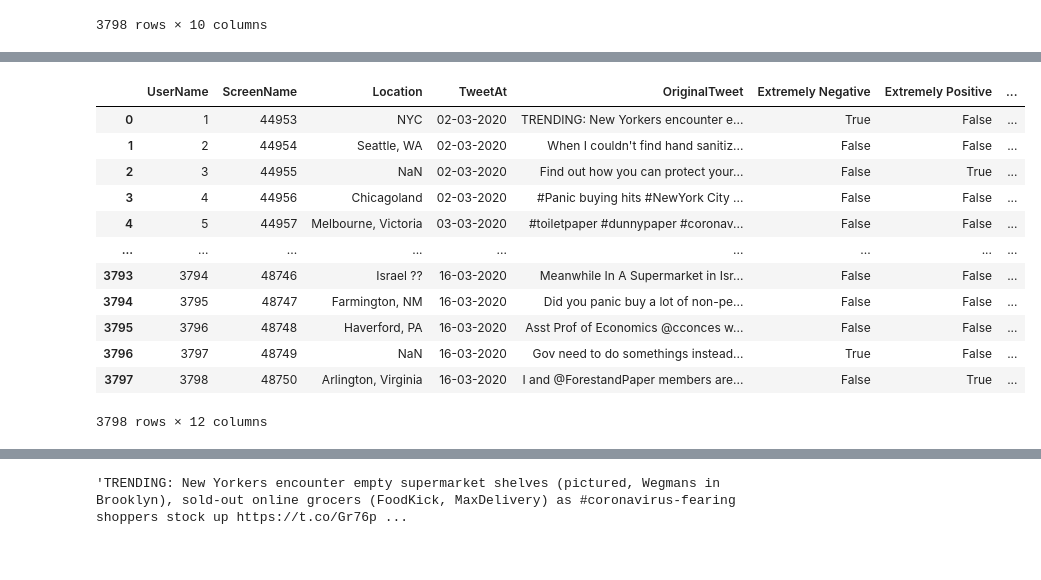
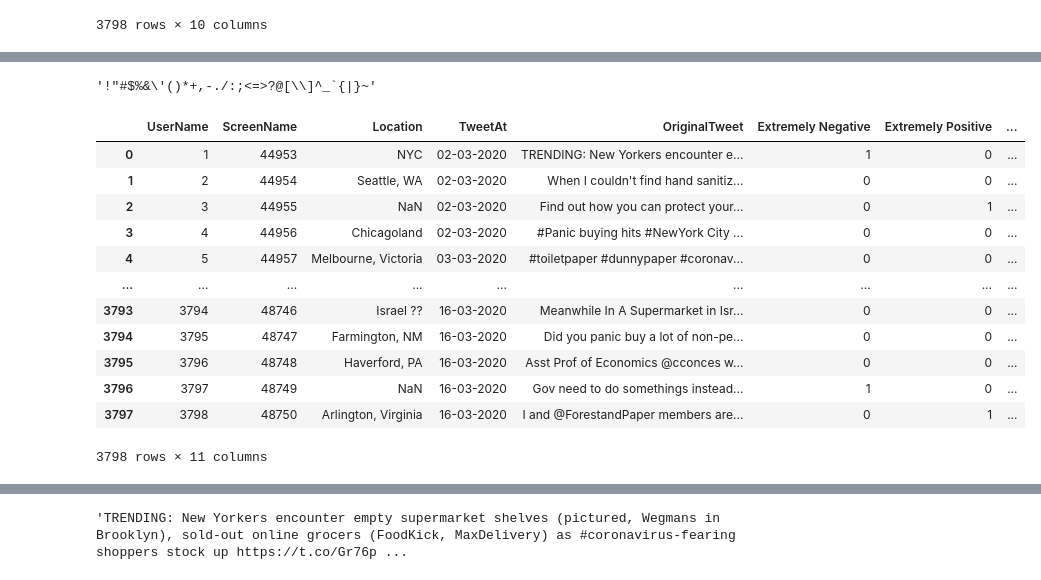
Before and after one commit to IlyasaNandaRahmadianto/Lintasarta, a Jupyter notebook: Project1-MembuatModelNLPdenganTensorFlow/project1coba2.ipynb, the cells around one changed output, grey strips where cells are left out. Cells and saved outputs as stored; diff of their text form; code cells hidden in the pictures.

```diff
--- a/Project1-MembuatModelNLPdenganTensorFlow/project1.ipynb
+++ b/Project1-MembuatModelNLPdenganTensorFlow/project1coba2.ipynb
@@ -1,18 +0,0 @@
-# %%
-from warnings import filterwarnings
-import matplotlib.pyplot as plt
-import numpy as np
-import pandas as pd
-from PIL import Image
-from nltk.corpus import stopwords
-from nltk.sentiment import SentimentIntensityAnalyzer
-from sklearn.ensemble import RandomForestClassifier
-from sklearn.linear_model import LogisticRegression
-from sklearn.model_selection import cross_val_score, GridSearchCV, cross_validate
-from sklearn.preprocessing import LabelEncoder
-from textblob import Word, TextBlob
-from wordcloud import WordCloud
-filterwarnings('ignore')
-pd.set_option('display.max_columns', None)
-pd.set_option('display.width', 200)
-pd.set_option('display.float_format', lambda x: '%.2f' % x)
@@ -19,7 +5,7 @@ pd.set_option('display.float_format', lambda x: '%.2f' % x)
 # %%
-df_test = pd.read_csv("C:/Users/ASUS/Downloads/TUGASKU/Dicoding/Lintasarta/Project1-MembuatModelNLPdenganTensorFlow/Corona_NLP_test.csv")
-df_test.head()
-df_test
+df = pd.read_csv("C:/Users/ASUS/Downloads/TUGASKU/Dicoding/Lintasarta/Project1-MembuatModelNLPdenganTensorFlow/Corona_NLP.csv")
+df.head()
+df
 # %% [output]
 |  | UserName | ScreenName | Location | TweetAt | OriginalTweet | Sentiment |
 | 0 | 1 | 44953 | NYC | 02-03-2020 | TRENDING: New Yorkers encounter e... | Extremely Negative |
@@ -58,8 +90,8 @@ sns.countplot(df_test['Sentiment'])
 <Axes: xlabel='count', ylabel='Sentiment'>
 [figure]
 # %%
-category = pd.get_dummies(df_test.Sentiment)
-df_new = pd.concat([df_test, category], axis = 1)
+category = pd.get_dummies(df.Sentiment)
+df_new = pd.concat([df, category], axis = 1)
 df_new = df_new.drop(columns = 'Sentiment')
 
 df_new
@@ -77,3 +109,7 @@ df_new
 | 3796 | 3797 | 48749 | NaN | 16-03-2020 | Gov need to do somethings instead... | True | False | ... |
 | 3797 | 3798 | 48750 | Arlington, Virginia | 16-03-2020 | I and @ForestandPaper members are... | False | True | ... |
 3798 rows × 10 columns
+# %%
+df_new = df_new.replace({True: 1, False: 0})
+
+df_new
@@ -80,3 +130,7 @@ df_new
+# %%
+string.punctuation
+# %% [output]
+'!"#$%&\'()*+,-./:;<=>?@[\\]^_`{|}~'
 # %%
 def remove_Stopwords(text ):
     stop_words = set(stopwords.words('english'))
@@ -129,21 +173,20 @@ import re
 # %%
-
-df_new['new_OriginalTweet'] = df_new['OriginalTweet'].apply(clean_text)
-df_new['new_OriginalTweet'] = df_new['new_OriginalTweet'].apply(remove_Stopwords)
-df_new['new_OriginalTweet'] = df_new['new_OriginalTweet'].apply(lemmatize_text)
+df_new['new_OT'] = df_new['OriginalTweet'].apply(clean_text)
+df_new['new_OT'] = df_new['new_OT'].apply(remove_Stopwords)
+df_new['new_OT'] = df_new['new_OT'].apply(lemmatize_text)
 df_new
 # %% [output]
 |  | UserName | ScreenName | Location | TweetAt | OriginalTweet | Extremely Negative | Extremely Positive | ... |
-| 0 | 1 | 44953 | NYC | 02-03-2020 | TRENDING: New Yorkers encounter e... | True | False | ... |
-| 1 | 2 | 44954 | Seattle, WA | 02-03-2020 | When I couldn't find hand sanitiz... | False | False | ... |
-| 2 | 3 | 44955 | NaN | 02-03-2020 | Find out how you can protect your... | False | True | ... |
-| 3 | 4 | 44956 | Chicagoland | 02-03-2020 | #Panic buying hits #NewYork City ... | False | False | ... |
-| 4 | 5 | 44957 | Melbourne, Victoria | 03-03-2020 | #toiletpaper #dunnypaper #coronav... | False | False | ... |
+| 0 | 1 | 44953 | NYC | 02-03-2020 | TRENDING: New Yorkers encounter e... | 1 | 0 | ... |
+| 1 | 2 | 44954 | Seattle, WA | 02-03-2020 | When I couldn't find hand sanitiz... | 0 | 0 | ... |
+| 2 | 3 | 44955 | NaN | 02-03-2020 | Find out how you can protect your... | 0 | 1 | ... |
+| 3 | 4 | 44956 | Chicagoland | 02-03-2020 | #Panic buying hits #NewYork City ... | 0 | 0 | ... |
+| 4 | 5 | 44957 | Melbourne, Victoria | 03-03-2020 | #toiletpaper #dunnypaper #coronav... | 0 | 0 | ... |
 | ... | ... | ... | ... | ... | ... | ... | ... | ... |
-| 3793 | 3794 | 48746 | Israel ?? | 16-03-2020 | Meanwhile In A Supermarket in Isr... | False | False | ... |
-| 3794 | 3795 | 48747 | Farmington, NM | 16-03-2020 | Did you panic buy a lot of non-pe... | False | False | ... |
-| 3795 | 3796 | 48748 | Haverford, PA | 16-03-2020 | Asst Prof of Economics @cconces w... | False | False | ... |
-| 3796 | 3797 | 48749 | NaN | 16-03-2020 | Gov need to do somethings instead... | True | False | ... |
-| 3797 | 3798 | 48750 | Arlington, Virginia | 16-03-2020 | I and @ForestandPaper members are... | False | True | ... |
+| 3793 | 3794 | 48746 | Israel ?? | 16-03-2020 | Meanwhile In A Supermarket in Isr... | 0 | 0 | ... |
+| 3794 | 3795 | 48747 | Farmington, NM | 16-03-2020 | Did you panic buy a lot of non-pe... | 0 | 0 | ... |
+| 3795 | 3796 | 48748 | Haverford, PA | 16-03-2020 | Asst Prof of Economics @cconces w... | 0 | 0 | ... |
+| 3796 | 3797 | 48749 | NaN | 16-03-2020 | Gov need to do somethings instead... | 1 | 0 | ... |
+| 3797 | 3798 | 48750 | Arlington, Virginia | 16-03-2020 | I and @ForestandPaper members are... | 0 | 1 | ... |
-3798 rows × 12 columns
+3798 rows × 11 columns
 # %%
```
Also changed, not shown: parts of 29 cells of this notebook, 2 other files.
